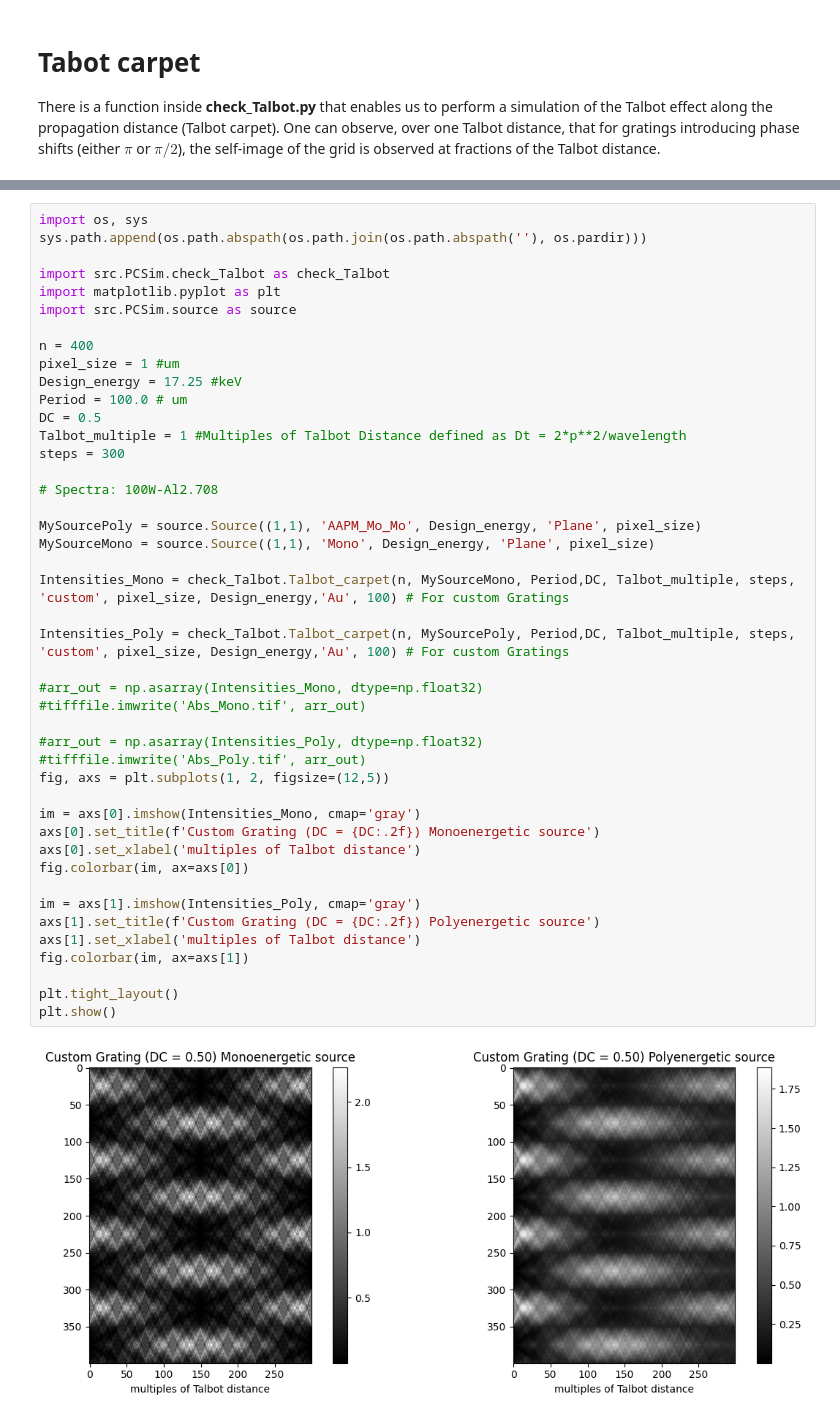
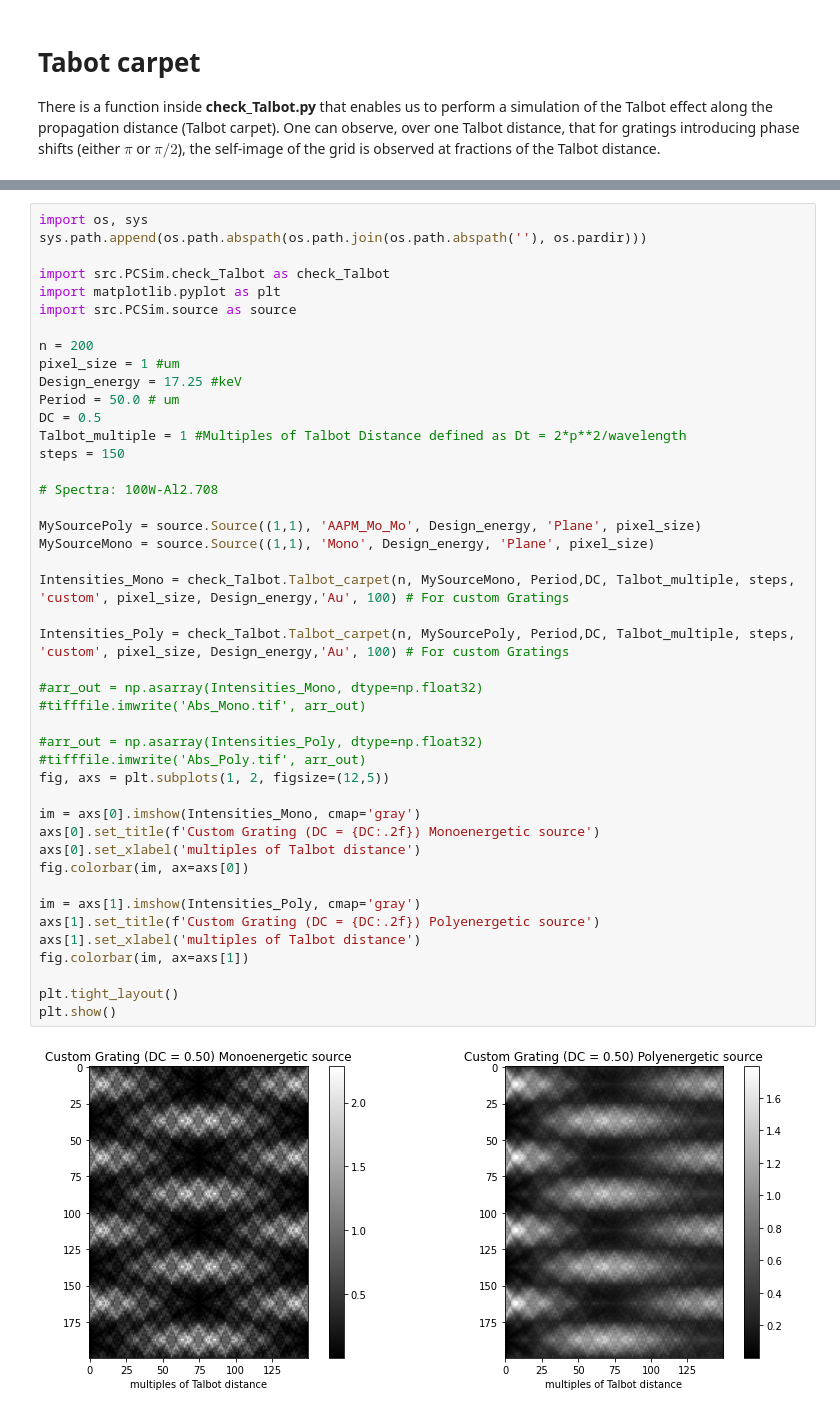
Before and after one commit to PREDICO-Project/XPCIpy, a Jupyter notebook: Notebooks/Talbot_effect.ipynb, the cells around one changed output, grey strips where cells are left out. Saved outputs shown, nothing was run; the diff lists cells and outputs as text.

```diff
--- a/Notebooks/Talbot_effect.ipynb
+++ b/Notebooks/Talbot_effect.ipynb
@@ -291,41 +279,41 @@ import src.PCSim.check_Talbot as check_Talbot
 import matplotlib.pyplot as plt
 import src.PCSim.source as source
 
-n = 400
+n = 200
 pixel_size = 1 #um
 Design_energy = 17.25 #keV
-Period = 100.0 # um
+Period = 50.0 # um
 DC = 0.5
 Talbot_multiple = 1 #Multiples of Talbot Distance defined as Dt = 2*p**2/wavelength
-steps = 300
+steps = 150
 
 # Spectra: 100W-Al2.708
 
 MySourcePoly = source.Source((1,1), 'AAPM_Mo_Mo', Design_energy, 'Plane', pixel_size)
 MySourceMono = source.Source((1,1), 'Mono', Design_energy, 'Plane', pixel_size)
 
 Intensities_Mono = check_Talbot.Talbot_carpet(n, MySourceMono, Period,DC, Talbot_multiple, steps, 'custom', pixel_size, Design_energy,'Au', 100) # For custom Gratings
 
 Intensities_Poly = check_Talbot.Talbot_carpet(n, MySourcePoly, Period,DC, Talbot_multiple, steps, 'custom', pixel_size, Design_energy,'Au', 100) # For custom Gratings
 
 #arr_out = np.asarray(Intensities_Mono, dtype=np.float32)
 #tifffile.imwrite('Abs_Mono.tif', arr_out)
 
 #arr_out = np.asarray(Intensities_Poly, dtype=np.float32)
 #tifffile.imwrite('Abs_Poly.tif', arr_out)
 fig, axs = plt.subplots(1, 2, figsize=(12,5))
 
 im = axs[0].imshow(Intensities_Mono, cmap='gray')
 axs[0].set_title(f'Custom Grating (DC = {DC:.2f}) Monoenergetic source')
 axs[0].set_xlabel('multiples of Talbot distance')
 fig.colorbar(im, ax=axs[0])
 
 im = axs[1].imshow(Intensities_Poly, cmap='gray')
 axs[1].set_title(f'Custom Grating (DC = {DC:.2f}) Polyenergetic source')
 axs[1].set_xlabel('multiples of Talbot distance')
 fig.colorbar(im, ax=axs[1])
 
 plt.tight_layout()
 plt.show()
 # %% [output]
-[figure, old version]
+[figure, new version]
```
Also changed, not shown: parts of 4 cells of this notebook, 27 other files.
